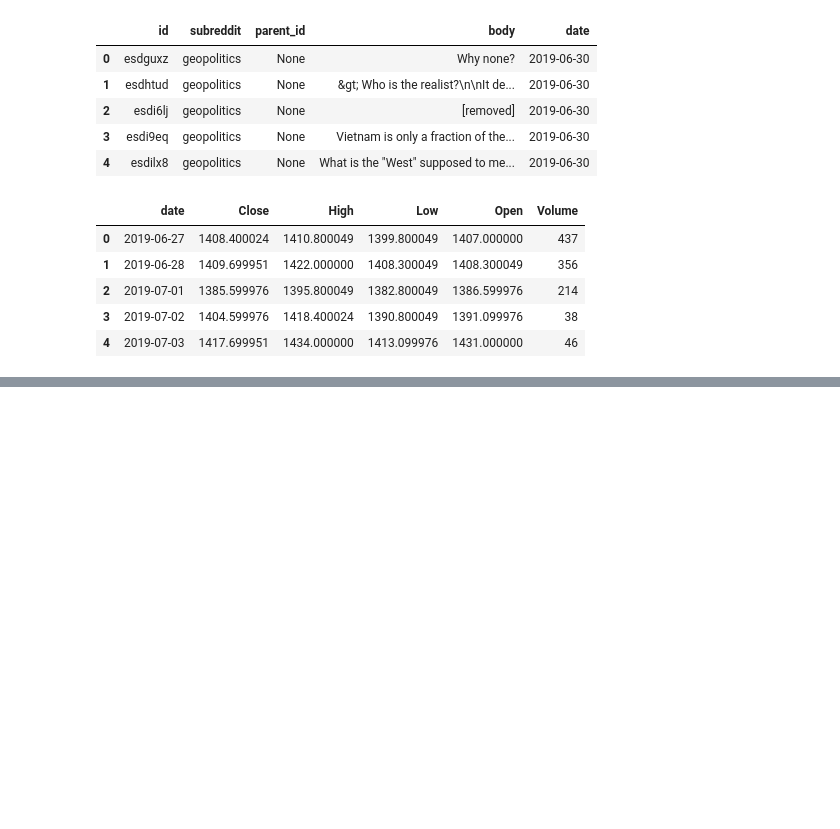
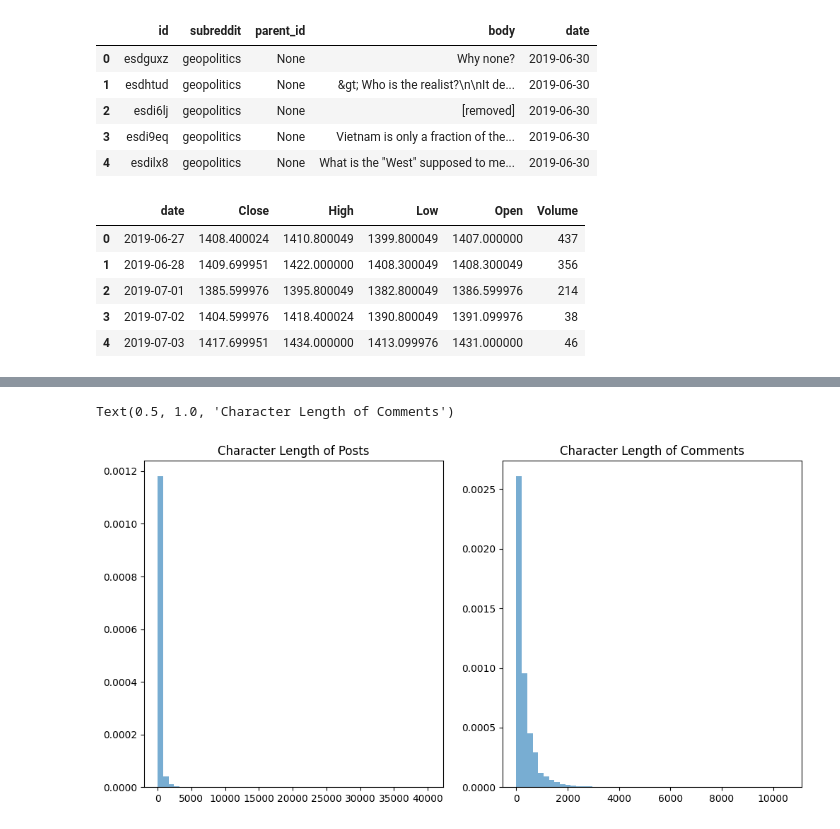
Before and after one commit to anshxl/golden-spikes, a Jupyter notebook: notebooks/eda.ipynb, the cells around one changed output, grey strips where cells are left out. Saved outputs shown, nothing was run; the diff lists cells and outputs as text; code cells hidden in the pictures; blank space fills up the shorter version.

```diff
--- a/notebooks/eda.ipynb
+++ b/notebooks/eda.ipynb
@@ -38,0 +94,15 @@ gold.head()
+# %%
+posts_df["char_len"]    = posts_df["title"].str.len() + posts_df["selftext"].str.len()
+comments_df["char_len"] = comments_df["body"].str.len()
+
+plt.figure(figsize=(12, 6))
+plt.subplot(1, 2, 1)
+plt.hist(posts_df["char_len"], bins=50, density=True, alpha=0.6);
+plt.title("Character Length of Posts")
+
+plt.subplot(1, 2, 2)
+plt.hist(comments_df["char_len"], bins=50, density=True, alpha=0.6);
+plt.title("Character Length of Comments")
+# %% [output]
+Text(0.5, 1.0, 'Character Length of Comments')
+[figure, added]
```
Also changed, not shown: parts of 16 cells of this notebook, 2 other files.
